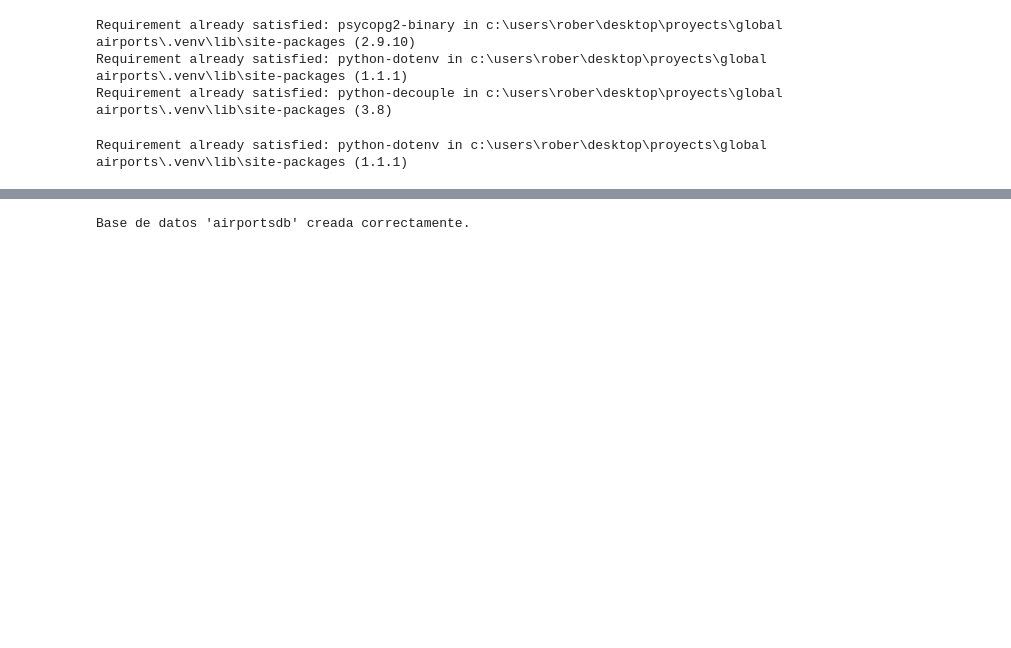
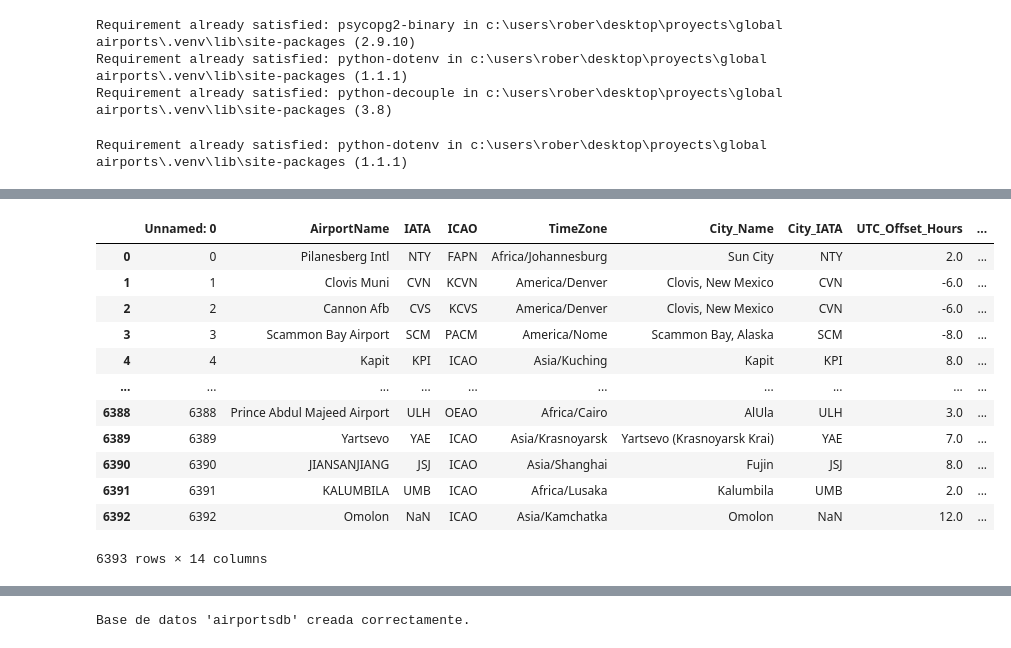
Before and after one commit to Robertoaga0/GlobalAirports, a Jupyter notebook: Database.ipynb, the cells around one changed output, grey strips where cells are left out. Drawn from its saved outputs; the diff is of its cells as text; code cells hidden in the pictures; blank space fills up the shorter version.

```diff
--- a/Database.ipynb
+++ b/Database.ipynb
@@ -14,3 +34,23 @@ Requirement already satisfied: python-dotenv in c:\users\rober\desktop\proyects\
 from dotenv import load_dotenv
 from decouple import config
 import os
+# %%
+import pandas as pd
+
+airportsdb = pd.read_csv("C:\\Users\\Rober\\Desktop\\PROYECTS\\Global Airports\\CSV\\Cleans\\airports_clean.csv")
+
+airportsdb
+# %% [output]
+|  | Unnamed: 0 | AirportName | IATA | ICAO | TimeZone | City_Name | City_IATA | UTC_Offset_Hours | ... |
+| 0 | 0 | Pilanesberg Intl | NTY | FAPN | Africa/Johannesburg | Sun City | NTY | 2.0 | ... |
+| 1 | 1 | Clovis Muni | CVN | KCVN | America/Denver | Clovis, New Mexico | CVN | -6.0 | ... |
+| 2 | 2 | Cannon Afb | CVS | KCVS | America/Denver | Clovis, New Mexico | CVN | -6.0 | ... |
+| 3 | 3 | Scammon Bay Airport | SCM | PACM | America/Nome | Scammon Bay, Alaska | SCM | -8.0 | ... |
+| 4 | 4 | Kapit | KPI | ICAO | Asia/Kuching | Kapit | KPI | 8.0 | ... |
+| ... | ... | ... | ... | ... | ... | ... | ... | ... | ... |
+| 6388 | 6388 | Prince Abdul Majeed Airport | ULH | OEAO | Africa/Cairo | AlUla | ULH | 3.0 | ... |
+| 6389 | 6389 | Yartsevo | YAE | ICAO | Asia/Krasnoyarsk | Yartsevo (Krasnoyarsk Krai) | YAE | 7.0 | ... |
+| 6390 | 6390 | JIANSANJIANG | JSJ | ICAO | Asia/Shanghai | Fujin | JSJ | 8.0 | ... |
+| 6391 | 6391 | KALUMBILA | UMB | ICAO | Africa/Lusaka | Kalumbila | UMB | 2.0 | ... |
+| 6392 | 6392 | Omolon | NaN | ICAO | Asia/Kamchatka | Omolon | NaN | 12.0 | ... |
+6393 rows × 14 columns
```
Also changed, not shown: parts of 6 cells of this notebook, 1 other file.
